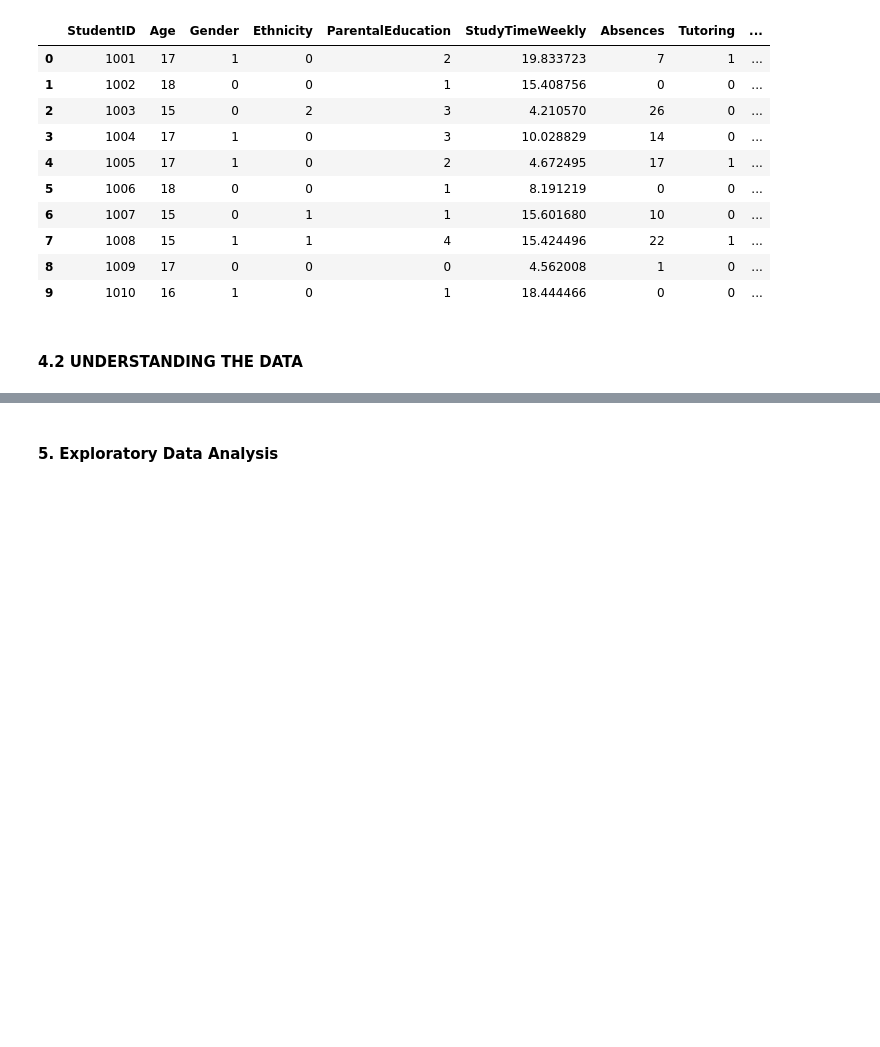
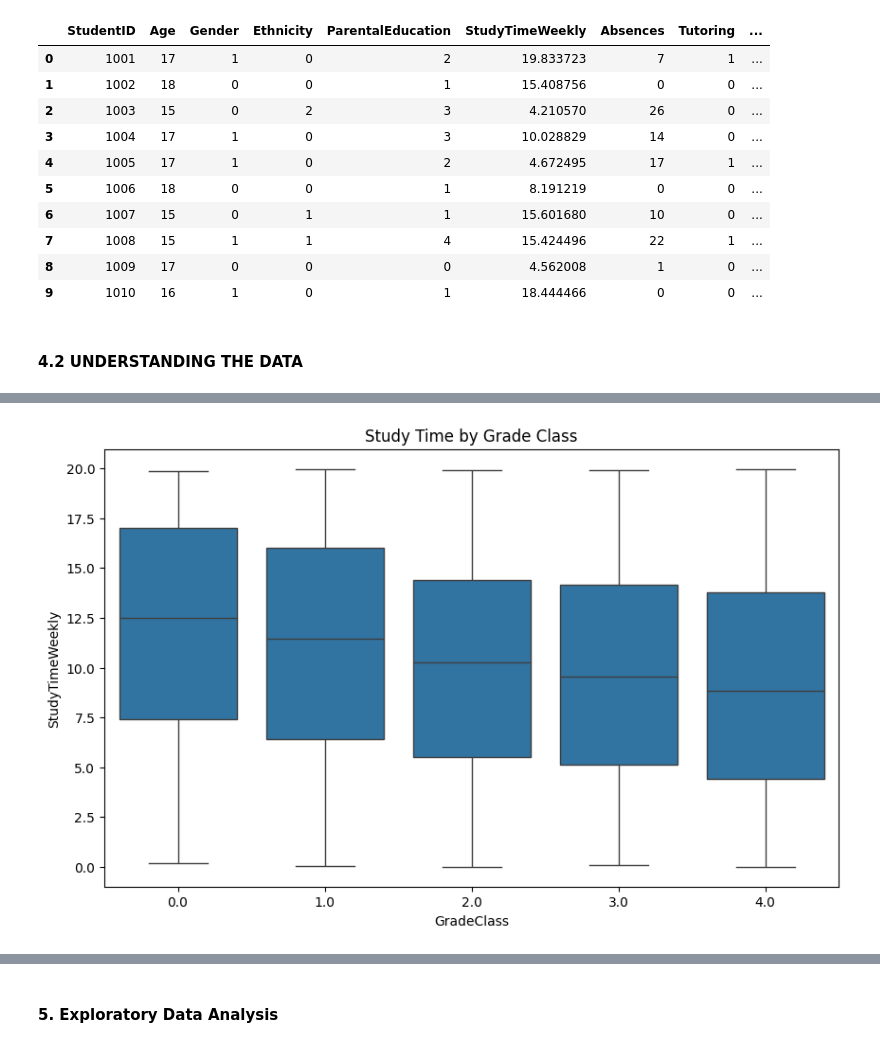
Before and after one commit to Marcus-Moen/MLG382-PROJECT-1, a Jupyter notebook: Project.ipynb, the cells around one changed output, grey strips where cells are left out. Cells and saved outputs as stored; diff of their text form; code cells hidden in the pictures; blank space fills up the shorter version.

```diff
--- a/Project.ipynb
+++ b/Project.ipynb
@@ -77,0 +122,7 @@ memory usage: 280.4 KB
+# %%
+plt.figure(figsize=(10,6))
+sns.boxplot(x='GradeClass', y='StudyTimeWeekly', data=df)
+plt.title("Study Time by Grade Class")
+plt.show()
+# %% [output]
+[figure, added]
```
Also changed, not shown: parts of 19 cells of this notebook.
